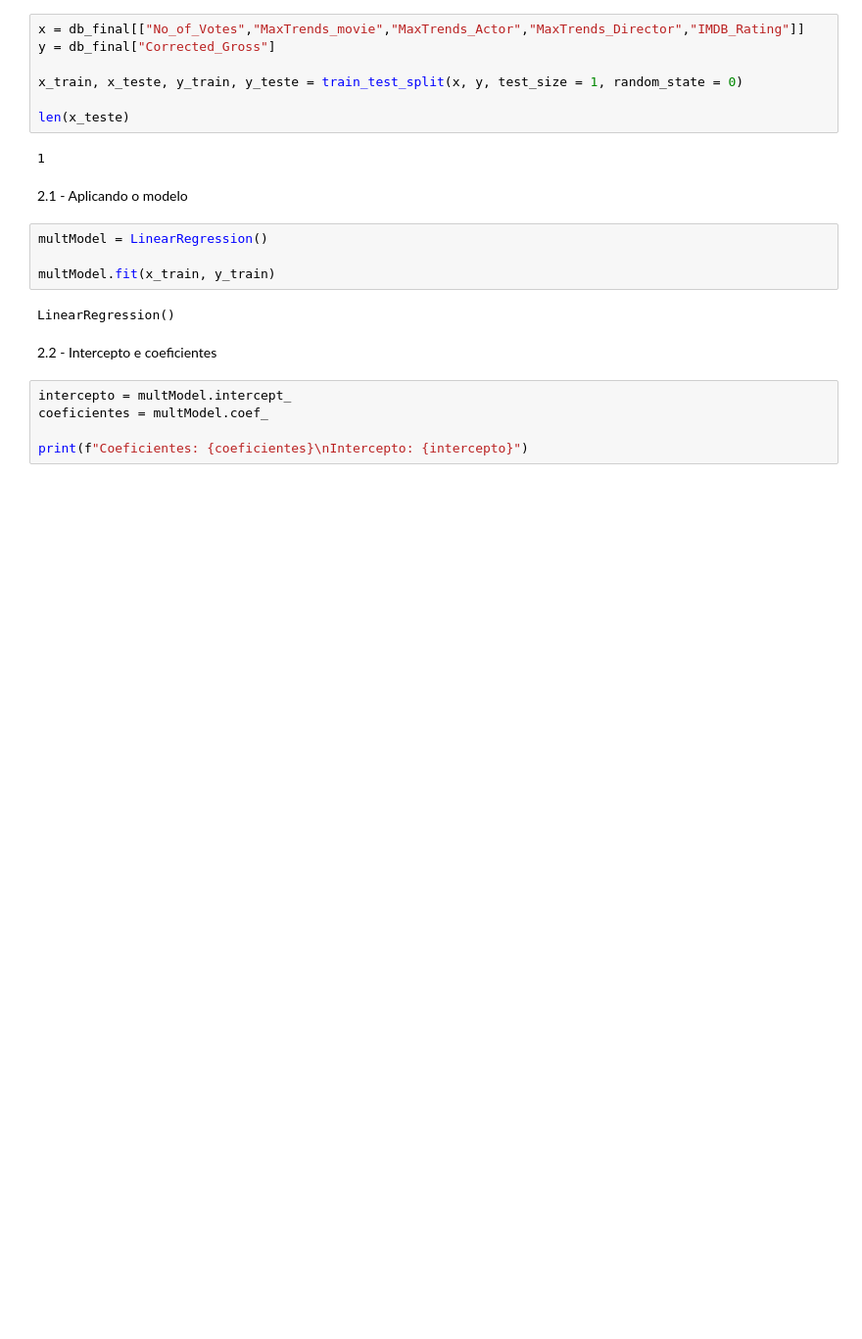
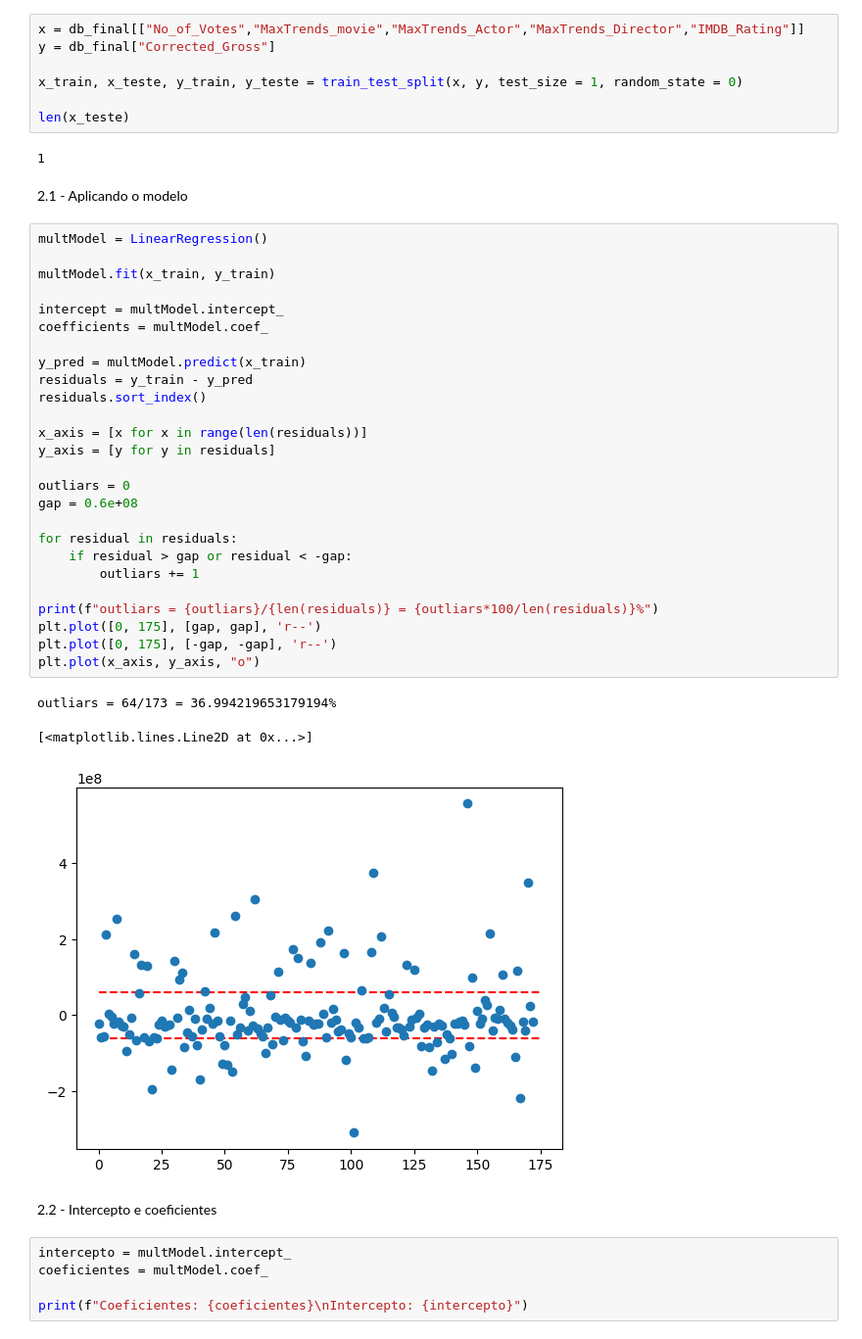
Before and after one commit to gustaleitcor/Projeto-de-Pesquisa-Aplicada, a Jupyter notebook: main.ipynb, the cells around one changed output. Shown at 98% size. Saved outputs shown, nothing was run; the diff lists cells and outputs as text; blank space fills up the shorter version.

```diff
--- a/main.ipynb
+++ b/main.ipynb
@@ -517,12 +517,36 @@ len(x_teste)
 1
 # %% [markdown]
 2.1 - Aplicando o modelo
-# %%
-multModel = LinearRegression()
-
-multModel.fit(x_train, y_train)
-# %% [output]
-LinearRegression()
+# %%
+multModel = LinearRegression()
+
+multModel.fit(x_train, y_train)
+
+intercept = multModel.intercept_
+coefficients = multModel.coef_
+
+y_pred = multModel.predict(x_train)
+residuals = y_train - y_pred
+residuals.sort_index()
+
+x_axis = [x for x in range(len(residuals))]
+y_axis = [y for y in residuals]
+
+outliars = 0
+gap = 0.6e+08
+
+for residual in residuals:
+    if residual > gap or residual < -gap:
+        outliars += 1
+
+print(f"outliars = {outliars}/{len(residuals)} = {outliars*100/len(residuals)}%")
+plt.plot([0, 175], [gap, gap], 'r--')
+plt.plot([0, 175], [-gap, -gap], 'r--')
+plt.plot(x_axis, y_axis, "o")
+# %% [output]
+outliars = 64/173 = 36.994219653179194%
+[<matplotlib.lines.Line2D at 0x...>]
+[figure, added]
 # %% [markdown]
 2.2 - Intercepto e coeficientes
 # %%
```
